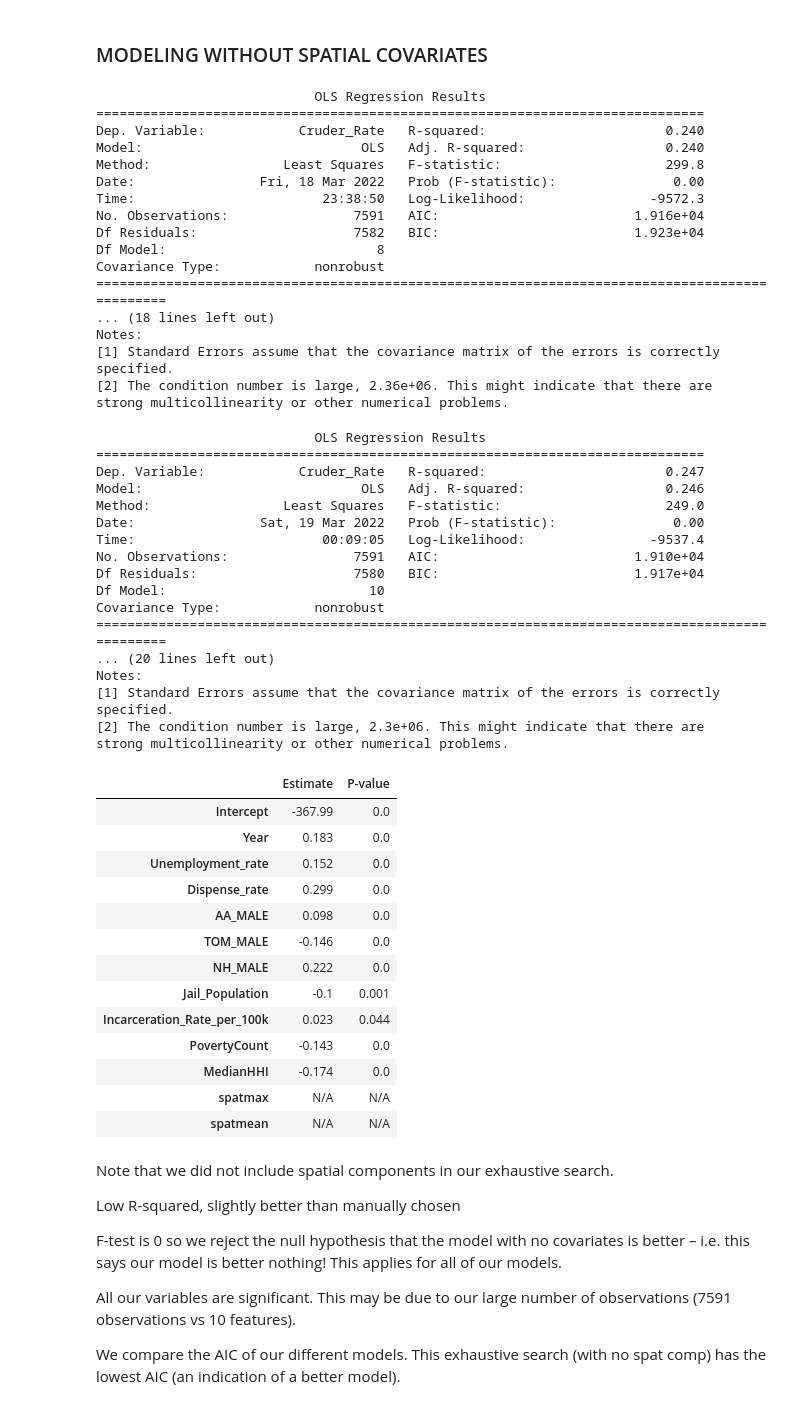
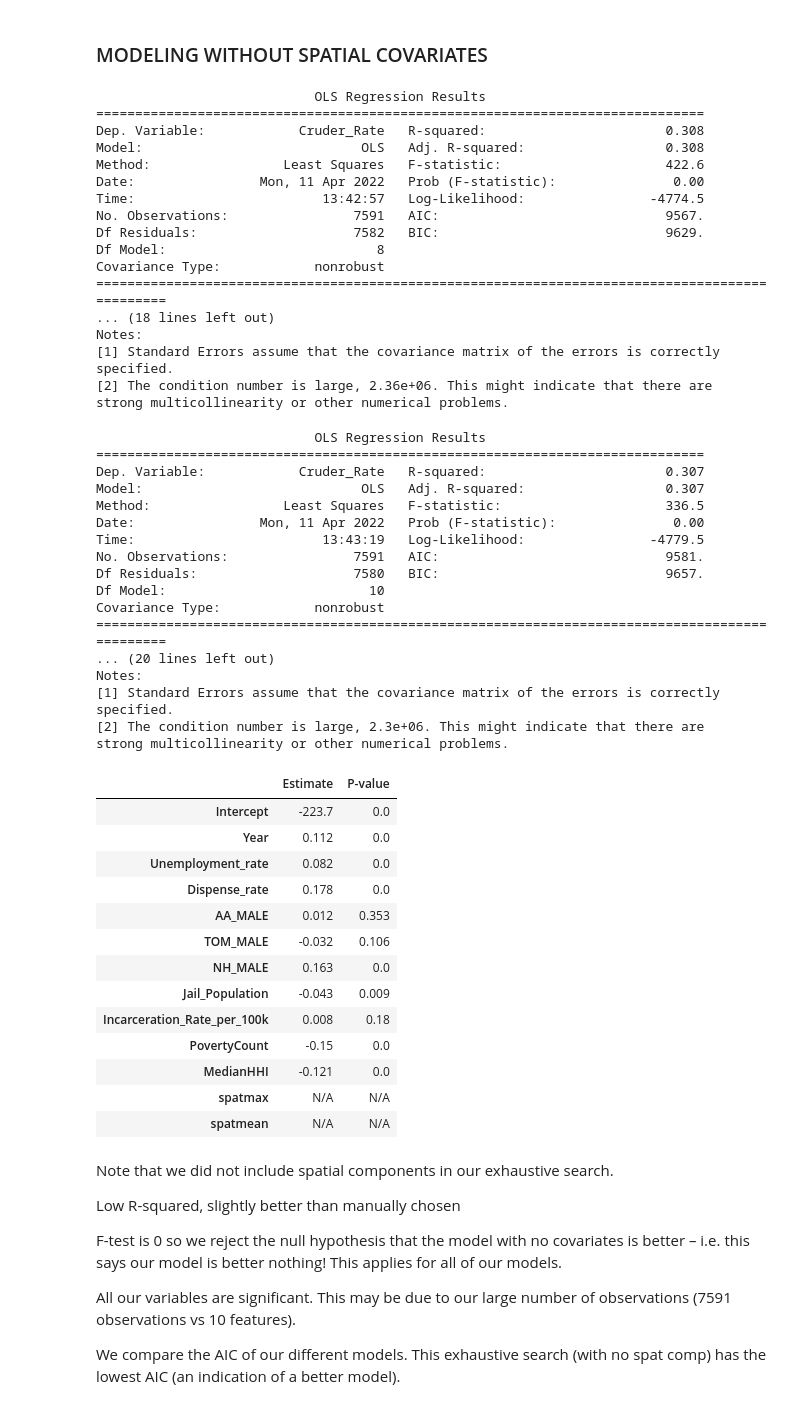
Before and after one commit to rhiannz/drugs, a Jupyter notebook: Analysis/Modeling/modeling_geogon_od.ipynb, the cells around one changed output. Cells and saved outputs as stored; diff of their text form; code cells hidden in the pictures.

```diff
--- a/Analysis/Modeling/modeling_geogon_od.ipynb
+++ b/Analysis/Modeling/modeling_geogon_od.ipynb
@@ -5,6 +5,7 @@ import numpy as np
 from patsy import dmatrices
 import statsmodels.api as sm
 import os
+pd.set_option('display.max_columns', None)
 # %%
 geogon_od = pd.read_csv('geogon_od.csv')
 geogon_od
@@ -181,6 +194,6 @@ def standardize(raw_data):
 # %%
 ## STANDARDIZE OUR NON NUMERIC VARIABLES ##
-nonnum_features = ['Year', 'FIPS', 'State', 'County', 'Latitude',
+nonnum_features = ['Cruder_Rate', 'Year', 'FIPS', 'State', 'County', 'Latitude',
                    'Longitude', 'geometry']
 stzd_geogon = standardize(geogon_od.drop(nonnum_features, axis = 1))
 stzd_geogon[nonnum_features] = geogon_od[nonnum_features]
@@ -268,7 +281,7 @@ Unemployment_rate + Dispense_rate + Incarceration_Rate_per_100k + PovertyPercent
 y, X = dmatrices("Cruder_Rate ~ Year + WA_MALE + Urbanicity + Unemployment_rate + \
 Dispense_rate + Incarceration_Rate_per_100k + PovertyPercentage + MedianHHI",
                  data=stzd_geogon15, return_type='dataframe')
-mod = sm.OLS(y, X)
+mod = sm.OLS(np.log(y), X)
 res = mod.fit()
 residuals = res.resid
 predicted = res.fittedvalues
@@ -277,13 +290,13 @@ print(res.summary())
 # %% [output]
                             OLS Regression Results
 ==============================================================================
-Dep. Variable:            Cruder_Rate   R-squared:                       0.240
-Model:                            OLS   Adj. R-squared:                  0.240
-Method:                 Least Squares   F-statistic:                     299.8
-Date:                Fri, 18 Mar 2022   Prob (F-statistic):               0.00
-Time:                        23:38:50   Log-Likelihood:                -9572.3
-No. Observations:                7591   AIC:                         1.916e+04
-Df Residuals:                    7582   BIC:                         1.923e+04
+Dep. Variable:            Cruder_Rate   R-squared:                       0.308
+Model:                            OLS   Adj. R-squared:                  0.308
+Method:                 Least Squares   F-statistic:                     422.6
+Date:                Mon, 11 Apr 2022   Prob (F-statistic):               0.00
+Time:                        13:42:57   Log-Likelihood:                -4774.5
+No. Observations:                7591   AIC:                             9567.
+Df Residuals:                    7582   BIC:                             9629.
 Df Model:                           8
 Covariance Type:            nonrobust
 ===============================================================================================
@@ -296,52 +309,52 @@ strong multicollinearity or other numerical problems.
 ### OLS WITH EXHAUSTIVE BEST SUBSET
 y, X = dmatrices("Cruder_Rate ~ Year + Unemployment_rate + Dispense_rate + \
                  AA_MALE + TOM_MALE + NH_MALE + Jail_Population + \
                  Incarceration_Rate_per_100k + PovertyCount + MedianHHI",
                  data=stzd_geogon15, return_type='dataframe')
-mod = sm.OLS(y, X)
+mod = sm.OLS(np.log(y), X)
 res = mod.fit()
 residuals = res.resid
 predicted = res.fittedvalues
 observed = y
 print(res.summary())
 
 bss_coef = round(res.params, 3)
 bss_pval = round(res.pvalues, 3)
 bss_df = pd.concat([bss_coef, bss_pval], axis = 1)
 bss_df = bss_df.rename(columns={0: 'Estimate', 1: 'P-value'})
 bss_df.loc['spatmax'] = ['N/A', 'N/A']
 bss_df.loc['spatmean'] = ['N/A', 'N/A']
 bss_df
 # %% [output]
                             OLS Regression Results
 ==============================================================================
-Dep. Variable:            Cruder_Rate   R-squared:                       0.247
-Model:                            OLS   Adj. R-squared:                  0.246
-Method:                 Least Squares   F-statistic:                     249.0
-Date:                Sat, 19 Mar 2022   Prob (F-statistic):               0.00
-Time:                        00:09:05   Log-Likelihood:                -9537.4
-No. Observations:                7591   AIC:                         1.910e+04
-Df Residuals:                    7580   BIC:                         1.917e+04
+Dep. Variable:            Cruder_Rate   R-squared:                       0.307
+Model:                            OLS   Adj. R-squared:                  0.307
+Method:                 Least Squares   F-statistic:                     336.5
+Date:                Mon, 11 Apr 2022   Prob (F-statistic):               0.00
+Time:                        13:43:19   Log-Likelihood:                -4779.5
+No. Observations:                7591   AIC:                             9581.
+Df Residuals:                    7580   BIC:                             9657.
 Df Model:                          10
 Covariance Type:            nonrobust
 ===============================================================================================
 ... (20 lines left out)
 Notes:
 [1] Standard Errors assume that the covariance matrix of the errors is correctly specified.
 [2] The condition number is large, 2.3e+06. This might indicate that there are
 strong multicollinearity or other numerical problems.
 |  | Estimate | P-value |
-| Intercept | -367.99 | 0.0 |
-| Year | 0.183 | 0.0 |
-| Unemployment_rate | 0.152 | 0.0 |
-| Dispense_rate | 0.299 | 0.0 |
-| AA_MALE | 0.098 | 0.0 |
-| TOM_MALE | -0.146 | 0.0 |
-| NH_MALE | 0.222 | 0.0 |
-| Jail_Population | -0.1 | 0.001 |
-| Incarceration_Rate_per_100k | 0.023 | 0.044 |
-| PovertyCount | -0.143 | 0.0 |
-| MedianHHI | -0.174 | 0.0 |
+| Intercept | -223.7 | 0.0 |
+| Year | 0.112 | 0.0 |
+| Unemployment_rate | 0.082 | 0.0 |
+| Dispense_rate | 0.178 | 0.0 |
+| AA_MALE | 0.012 | 0.353 |
+| TOM_MALE | -0.032 | 0.106 |
+| NH_MALE | 0.163 | 0.0 |
+| Jail_Population | -0.043 | 0.009 |
+| Incarceration_Rate_per_100k | 0.008 | 0.18 |
+| PovertyCount | -0.15 | 0.0 |
+| MedianHHI | -0.121 | 0.0 |
 | spatmax | N/A | N/A |
 | spatmean | N/A | N/A |
 # %% [markdown]
```
Also changed, not shown: parts of 8 cells of this notebook, 1 other file.
